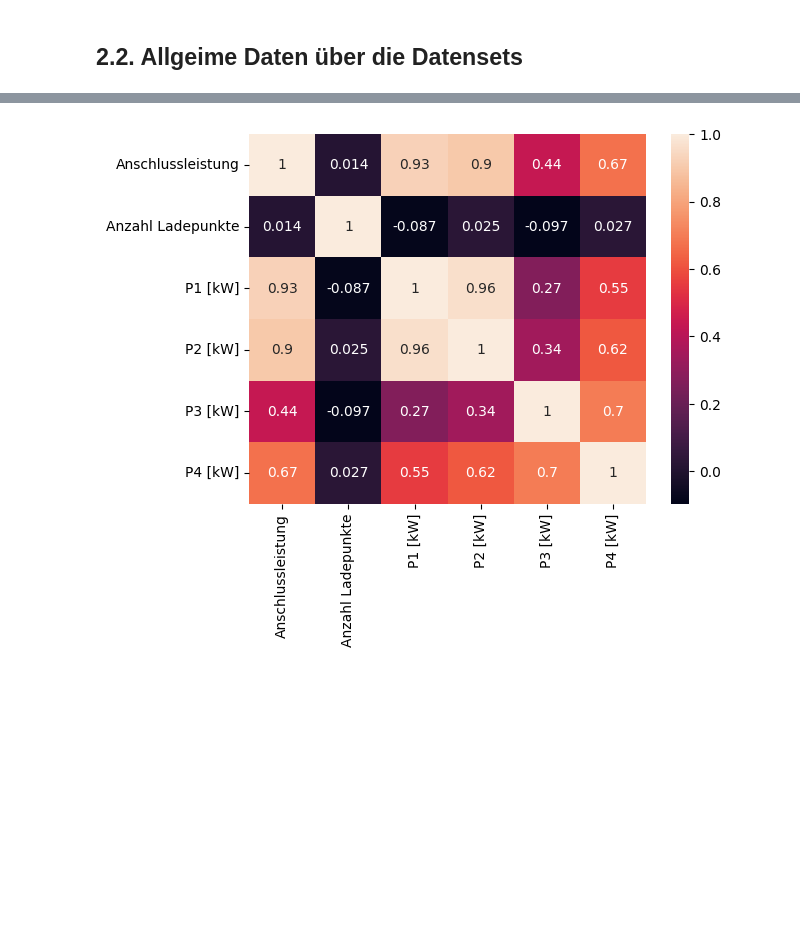
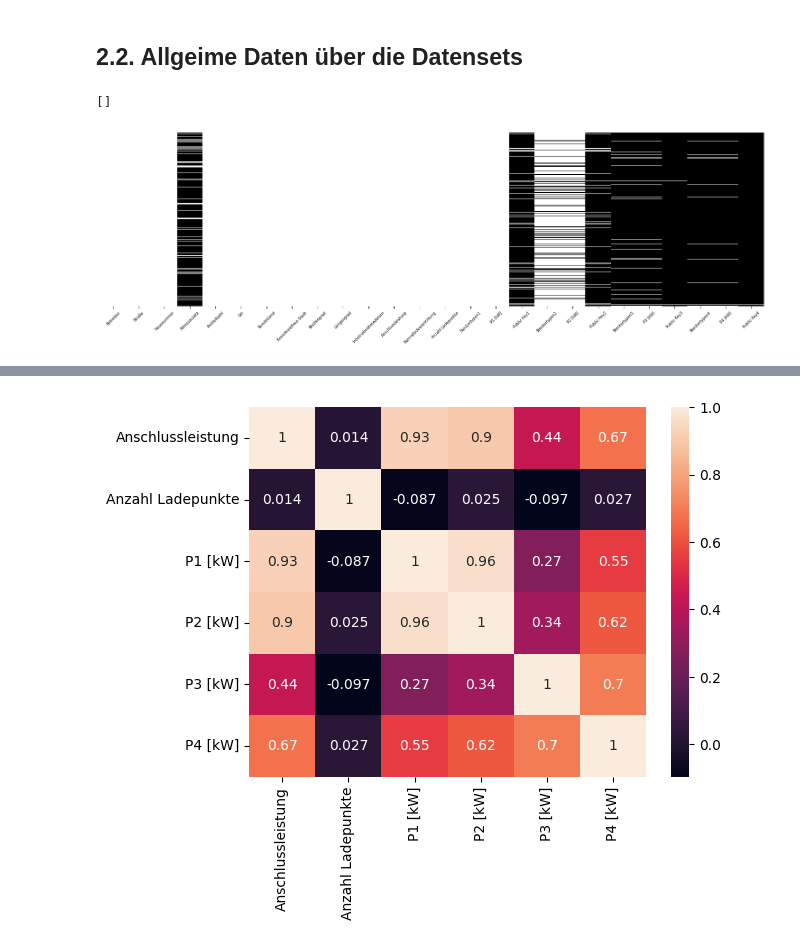
Before and after one commit to BT-Zarrok/KFW, a Jupyter notebook: KFW.ipynb, the cells around one changed output, grey strips where cells are left out. Saved outputs shown, nothing was run; the diff lists cells and outputs as text; code cells hidden in the pictures; blank space fills up the shorter version.

```diff
--- a/KFW.ipynb
+++ b/KFW.ipynb
@@ -309,11 +364,15 @@ df = df.astype(Convert_df)
 # %% [markdown]
 ## 2.2. Allgeime Daten über die Datensets </a>
 # %%
-# Show missing values in a figure in PDF
+# Show missing values in a figure --> Get first Idea how Much Data is missing
 
 plt.figure(figsize=(15,5))
 sns.heatmap(df.isnull(), cbar=False, yticklabels=False, cmap='Greys')
 plt.xticks(rotation=45, fontsize=6)
 plt.tight_layout()
-plt.savefig('C:/Python/KFW_V1/Ladesaeulenregister_Duplis.pdf')
-plt.close()
+#plt.savefig('C:/Python/KFW_V1/Ladesaeulenregister_Duplis.pdf')
+plt.plot()
+#plt.close()
+# %% [output]
+[]
+[figure, added]
```
Also changed, not shown: parts of 14 cells of this notebook.
